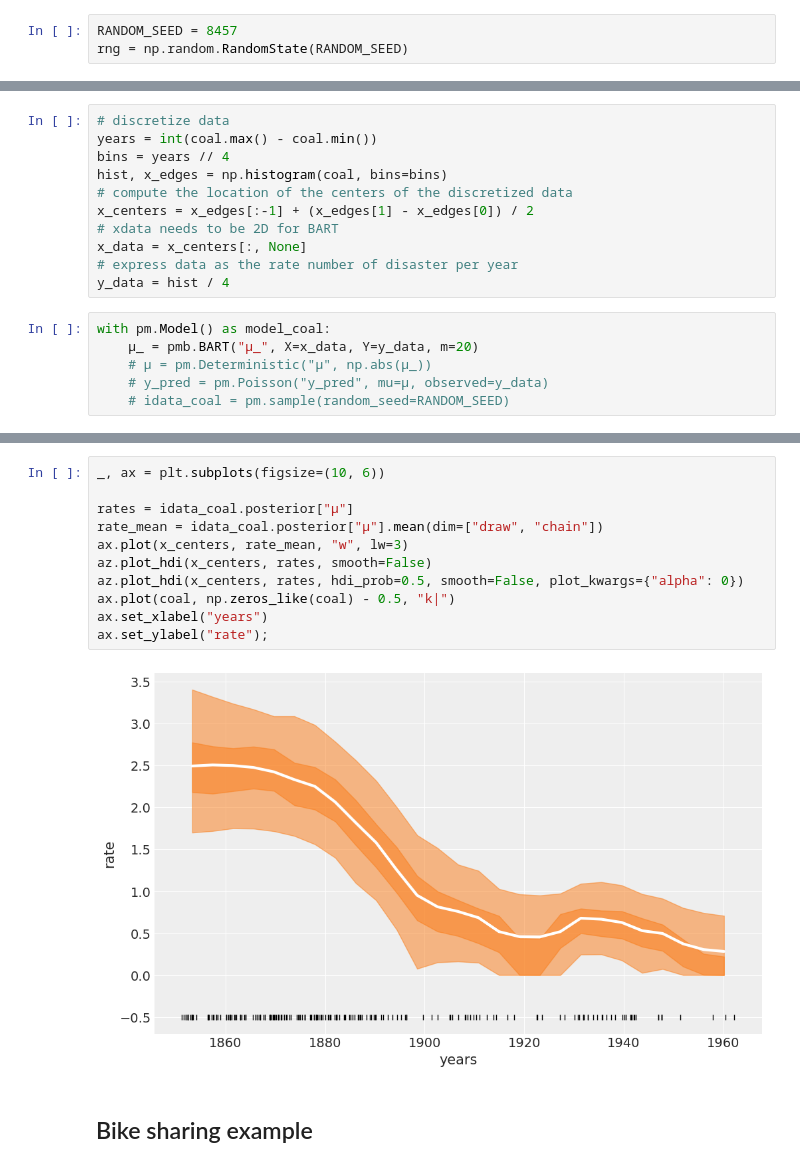
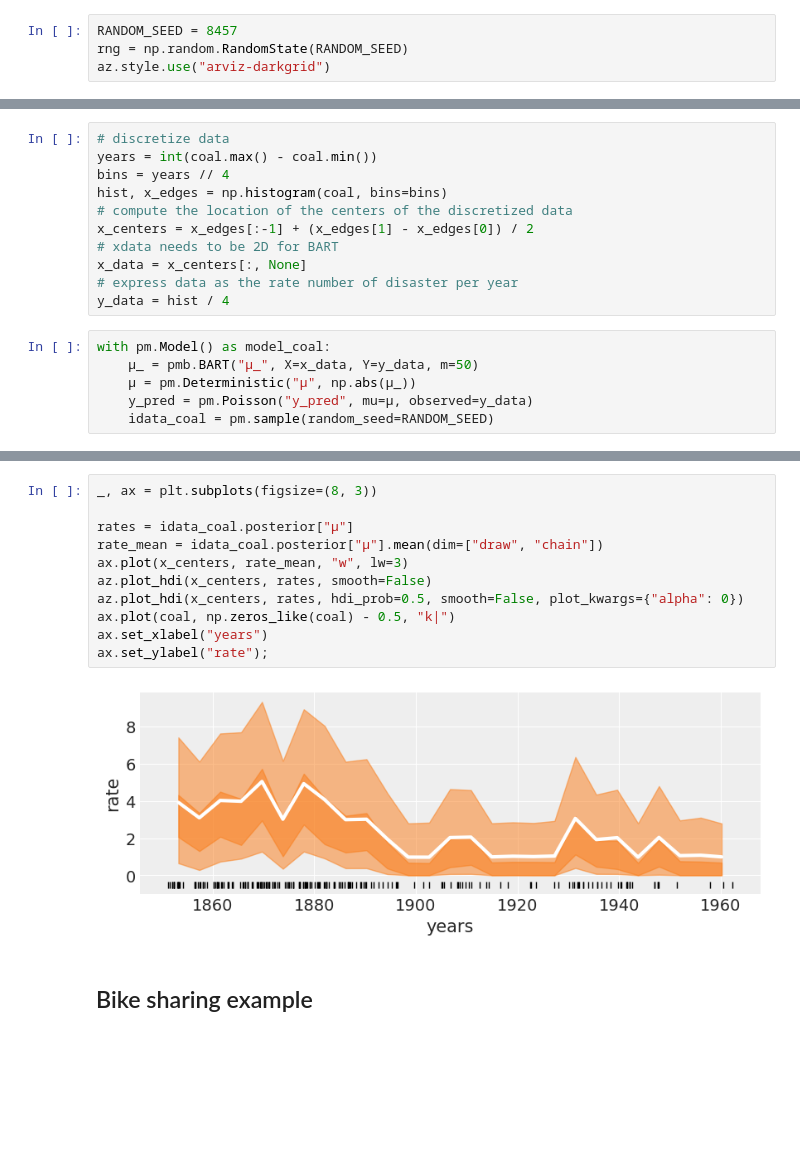
Before and after one commit to GStechschulte/bart-rs, a Jupyter notebook: examples/test_rust_bart.ipynb, the cells around one changed output, grey strips where cells are left out. Drawn from its saved outputs; the diff is of its cells as text; blank space fills up the shorter version.

```diff
--- a/examples/test_rust_bart.ipynb
+++ b/examples/test_rust_bart.ipynb
@@ -15,6 +17,7 @@ print(f"Running on PyMC v{pm.__version__}")
 # %%
 RANDOM_SEED = 8457
 rng = np.random.RandomState(RANDOM_SEED)
+az.style.use("arviz-darkgrid")
 # %% [markdown]
 ## Coal mining example
 # %%
@@ -35,7 +38,7 @@ x_data = x_centers[:, None]
 y_data = hist / 4
 # %%
 with pm.Model() as model_coal:
-    μ_ = pmb.BART("μ_", X=x_data, Y=y_data, m=20)
-    # μ = pm.Deterministic("μ", np.abs(μ_))
-    # y_pred = pm.Poisson("y_pred", mu=μ, observed=y_data)
-    # idata_coal = pm.sample(random_seed=RANDOM_SEED)
+    μ_ = pmb.BART("μ_", X=x_data, Y=y_data, m=50)
+    μ = pm.Deterministic("μ", np.abs(μ_))
+    y_pred = pm.Poisson("y_pred", mu=μ, observed=y_data)
+    idata_coal = pm.sample(random_seed=RANDOM_SEED)
@@ -42,16 +58,16 @@ with pm.Model() as model_coal:
 # %%
-_, ax = plt.subplots(figsize=(10, 6))
+_, ax = plt.subplots(figsize=(8, 3))
 
 rates = idata_coal.posterior["μ"]
 rate_mean = idata_coal.posterior["μ"].mean(dim=["draw", "chain"])
 ax.plot(x_centers, rate_mean, "w", lw=3)
 az.plot_hdi(x_centers, rates, smooth=False)
 az.plot_hdi(x_centers, rates, hdi_prob=0.5, smooth=False, plot_kwargs={"alpha": 0})
 ax.plot(coal, np.zeros_like(coal) - 0.5, "k|")
 ax.set_xlabel("years")
 ax.set_ylabel("rate");
 # %% [output]
-[figure, old version]
+[figure, new version]
 # %% [markdown]
 ## Bike sharing example
 # %%
```
Also changed, not shown: parts of 5 cells of this notebook, 4 other files.
